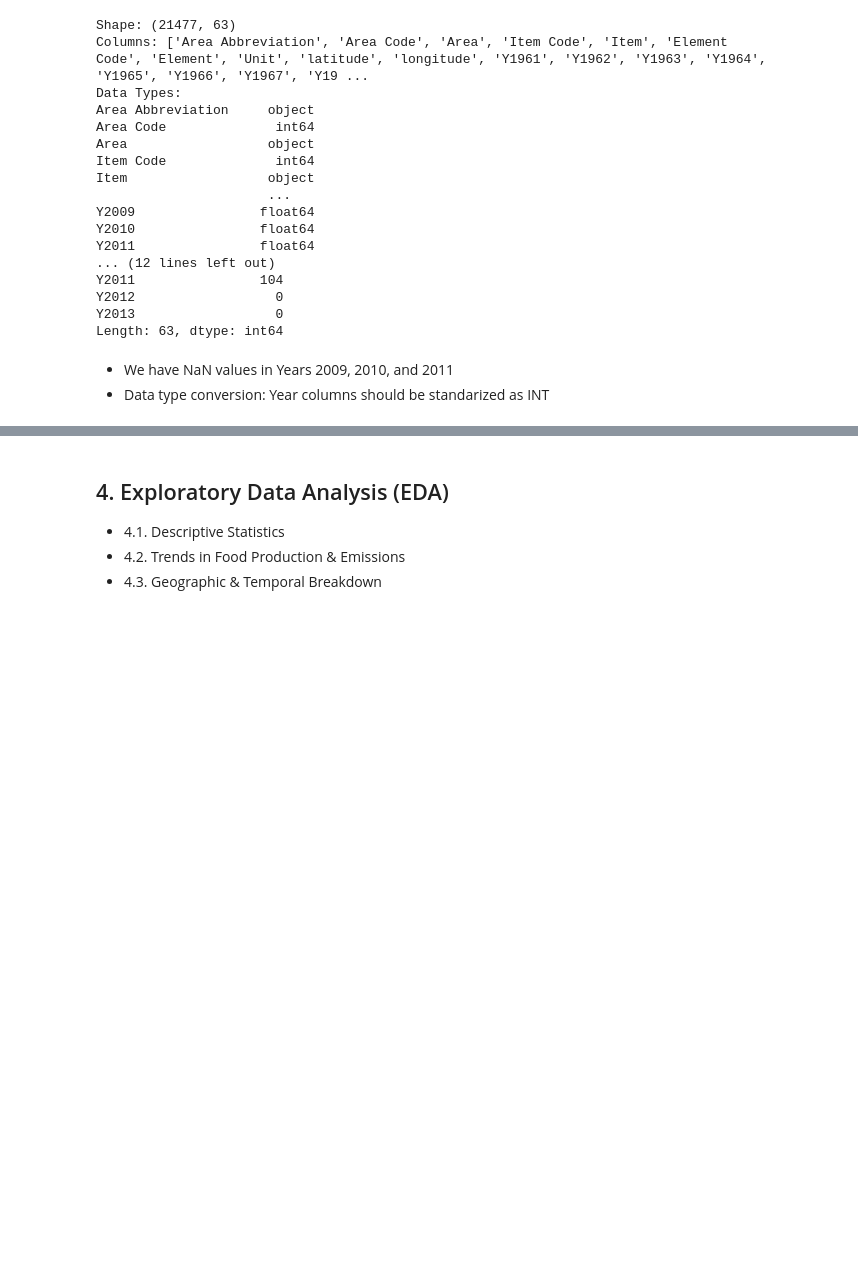
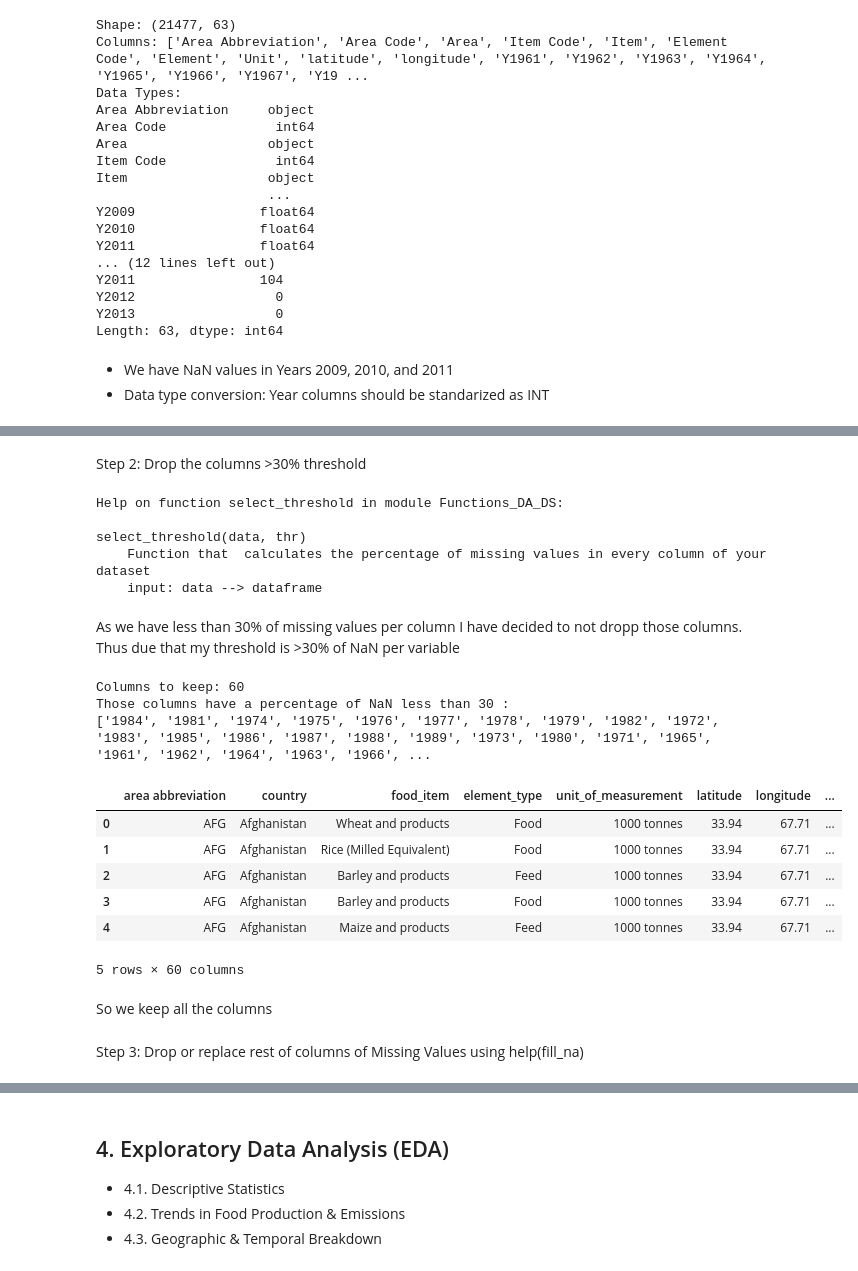
Before and after one commit to ivanya93/Food-Climate-Data-Driven-Sustainability, a Jupyter notebook: Food-Climate-Data-Driven-Sustainability.ipynb, the cells around one changed output, grey strips where cells are left out. Drawn from its saved outputs; the diff is of its cells as text; code cells hidden in the pictures; blank space fills up the shorter version.

```diff
--- a/Food-Climate-Data-Driven-Sustainability.ipynb
+++ b/Food-Climate-Data-Driven-Sustainability.ipynb
@@ -562,0 +732,33 @@ from Functions_DA_DS import *
+# %% [markdown]
+Step 2: Drop the columns >30% threshold
+# %%
+# help(select_threshold) is a function that helps to select the threshold for missing values.
+help(select_threshold)
+# %% [output]
+Help on function select_threshold in module Functions_DA_DS:
+
+select_threshold(data, thr)
+    Function that  calculates the percentage of missing values in every column of your dataset
+    input: data --> dataframe
+# %% [markdown]
+As we have less than 30% of missing values per column I have decided to not dropp those columns. Thus due that my threshold is >30% of NaN per variable
+# %%
+food_production_threshold = select_threshold(food_production_df, 30)
+food_production_df.columns
+food_production_threshold.columns
+food_production_df.head(5)
+# %% [output]
+Columns to keep: 60
+Those columns have a percentage of NaN less than 30 :
+['1984', '1981', '1974', '1975', '1976', '1977', '1978', '1979', '1982', '1972', '1983', '1985', '1986', '1987', '1988', '1989', '1973', '1980', '1971', '1965', '1961', '1962', '1964', '1963', '1966', ...
+|  | area abbreviation | country | food_item | element_type | unit_of_measurement | latitude | longitude | ... |
+| 0 | AFG | Afghanistan | Wheat and products | Food | 1000 tonnes | 33.94 | 67.71 | ... |
+| 1 | AFG | Afghanistan | Rice (Milled Equivalent) | Food | 1000 tonnes | 33.94 | 67.71 | ... |
+| 2 | AFG | Afghanistan | Barley and products | Feed | 1000 tonnes | 33.94 | 67.71 | ... |
+| 3 | AFG | Afghanistan | Barley and products | Food | 1000 tonnes | 33.94 | 67.71 | ... |
+| 4 | AFG | Afghanistan | Maize and products | Feed | 1000 tonnes | 33.94 | 67.71 | ... |
+5 rows × 60 columns
+# %% [markdown]
+So we keep all the columns
+# %% [markdown]
+Step 3: Drop or replace rest of columns of Missing Values using help(fill_na)
```
Also changed, not shown: parts of 69 cells of this notebook.
